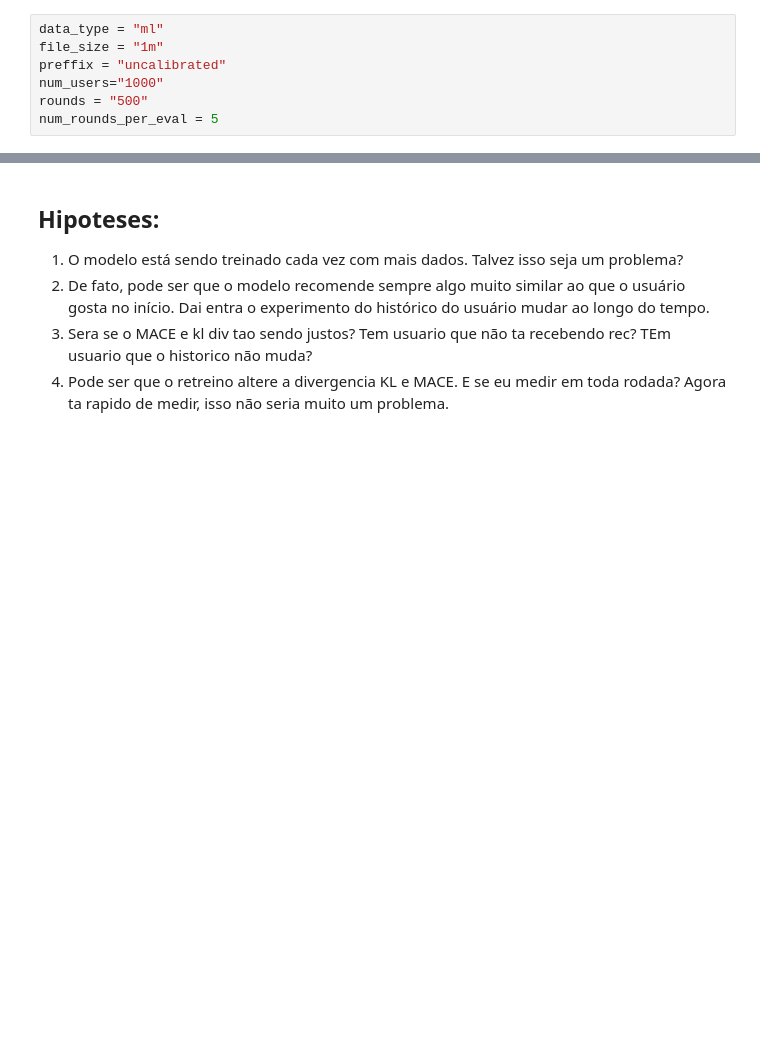
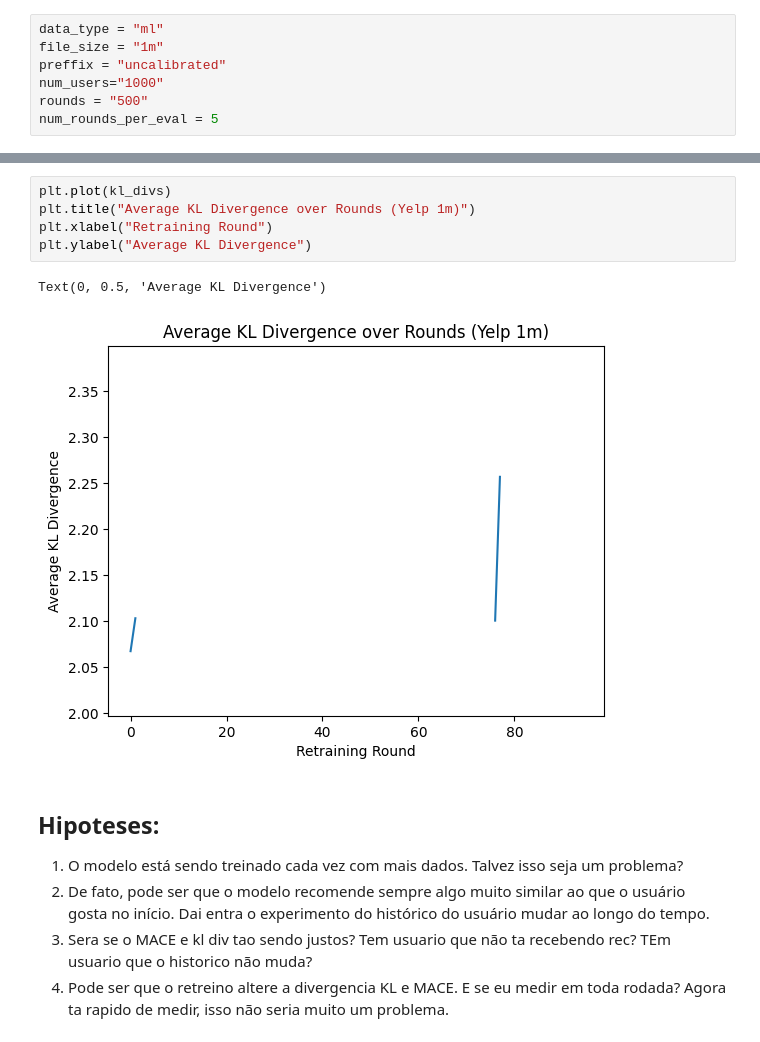
Before and after one commit to caiotda/dynamicTasteDistortion, a Jupyter notebook: data_exploration.ipynb, the cells around one changed output, grey strips where cells are left out. Saved outputs shown, nothing was run; the diff lists cells and outputs as text; blank space fills up the shorter version.

```diff
--- a/data_exploration.ipynb
+++ b/data_exploration.ipynb
@@ -73,3 +125,11 @@ Text(0, 0.5, 'Average KL Divergence')
+# %%
+plt.plot(kl_divs)
+plt.title("Average KL Divergence over Rounds (Yelp 1m)")
+plt.xlabel("Retraining Round")
+plt.ylabel("Average KL Divergence")
+# %% [output]
+Text(0, 0.5, 'Average KL Divergence')
+[figure, added]
 # %% [markdown]
 ## Hipoteses:
 
```
Also changed, not shown: parts of 16 cells of this notebook, 4 other files.
